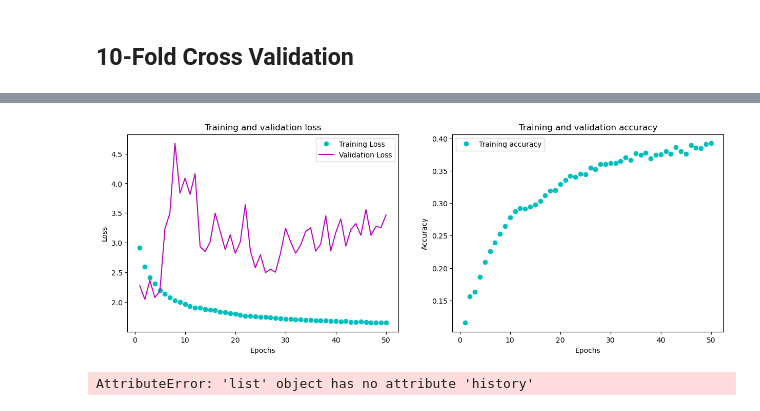
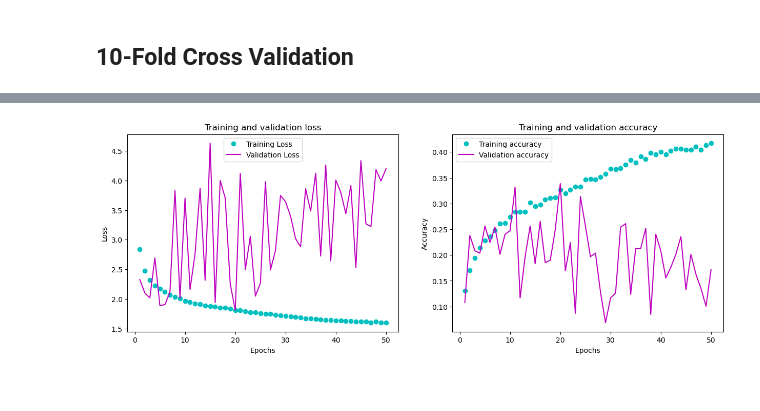
Before and after one commit to ToniCardosooo/ML2-Project, a Jupyter notebook: rnn.ipynb, the cells around one changed output, grey strips where cells are left out. Saved outputs shown, nothing was run; the diff lists cells and outputs as text; code cells hidden in the pictures.

```diff
--- a/rnn.ipynb
+++ b/rnn.ipynb
@@ -241,22 +240,21 @@ input_shape = (173, 13) # shape of X_train
 model = keras.Sequential()
 
 # 2 LSTM layers
-model.add(layers.LSTM(128,  input_shape = input_shape, return_sequences = True, activation='tanh'))
-model.add(layers.LSTM(128, return_sequences = True, activation='tanh'))
-model.add(layers.LSTM(128, return_sequences = True, activation='tanh'))
+model.add(layers.LSTM(128,  input_shape = input_shape, return_sequences = True, activation='tanh', kernel_initializer='random_normal'))
+model.add(layers.LSTM(64, return_sequences = True, activation='tanh'))
 
 model.add(layers.Dropout(0.3))
 
 model.add(layers.BatchNormalization())
 
-model.add(layers.TimeDistributed(layers.Dense(128, activation = 'tanh', kernel_initializer='random_normal')))
-model.add(layers.TimeDistributed(layers.Dense(64, activation='tanh')))
+model.add(layers.TimeDistributed(layers.Dense(128, activation = 'tanh', kernel_regularizer = regularizers.l2(0.01))))
+model.add(layers.TimeDistributed(layers.Dense(64, activation='tanh', kernel_regularizer = regularizers.l2(0.01))))
 
 model.add(layers.Dropout(0.3))
 
-model.add(layers.TimeDistributed(layers.Dense(32, activation='tanh')))
-model.add(layers.TimeDistributed(layers.Dense(16, activation='tanh')))
-model.add(layers.TimeDistributed(layers.Dense(8, activation='tanh')))
+model.add(layers.TimeDistributed(layers.Dense(32, activation='tanh', kernel_regularizer = regularizers.l2(0.01))))
+model.add(layers.TimeDistributed(layers.Dense(16, activation='tanh', kernel_regularizer = regularizers.l2(0.01))))
+model.add(layers.TimeDistributed(layers.Dense(8, activation='tanh', kernel_regularizer = regularizers.l2(0.01))))
 
 model.add(layers.Dropout(0.3))
 
@@ -268,5 +266,7 @@ model.add(layers.Flatten())
 # Output layer
 model.add(layers.Dense(10, activation = 'softmax'))
 
+
+
 model.summary()
 # %% [output]
@@ -321,7 +321,7 @@ for fold in range(1):
     X_test = np.array(X_test)
     y_test = np.array(y_test)
 
-    X_test, X_val, y_test, y_val = train_test_split(X_test, y_test, test_size = 0.50, random_state = 123)
+    X_train, X_val, y_train, y_val = train_test_split(X_train, y_train, test_size = 0.2, random_state = 123)
 
     # Print sets shapes
     print(f"X_train Shape: {X_train.shape}")
@@ -329,7 +329,7 @@ for fold in range(1):
     print(f"X_val Shape: {X_val.shape}")
 
     # Train model
-    rnn = model.fit(X_train, y_train, epochs = 50, batch_size = 100, validation_data = (X_val, y_val), shuffle = False)
+    rnn = model.fit(X_train, y_train, epochs = 50, batch_size = 64, validation_data = (X_val, y_val), shuffle = False)
 
     y_pred = model.predict(X_test)
 
@@ -362,50 +363,25 @@ Epoch 34/50
 # %%
 history_dict = rnn.history
 
 loss_values=history_dict['loss']
 acc_values=history_dict['accuracy']
 val_loss_values = history_dict['val_loss']
+val_acc_values=history_dict['val_accuracy']
 
-epochs = range(1,51)
+epochs=range(1,51)
 fig,(ax1,ax2)=plt.subplots(1,2,figsize=(15,5))
 ax1.plot(epochs,loss_values,'co',label='Training Loss')
 ax1.plot(epochs,val_loss_values,'m', label='Validation Loss')
 ax1.set_title('Training and validation loss')
 ax1.set_xlabel('Epochs')
 ax1.set_ylabel('Loss')
 ax1.legend()
 ax2.plot(epochs,acc_values,'co', label='Training accuracy')
+ax2.plot(epochs,val_acc_values,'m',label='Validation accuracy')
 ax2.set_title('Training and validation accuracy')
 ax2.set_xlabel('Epochs')
 ax2.set_ylabel('Accuracy')
 ax2.legend()
 plt.show()
 # %% [output]
-[figure, old version]
+[figure, new version]
-# %%
-metrics['accuracy']
-metrics['confusion_matrix']
-metrics['loss']
-history_dict = metrics['history'].history
-
-
-loss_values=history_dict['loss']
-acc_values=history_dict['accuracy']
-val_loss_values = history_dict['val_loss']
-
-epochs = range(1,51)
-fig,(ax1,ax2)=plt.subplots(1,2,figsize=(15,5))
-ax1.plot(epochs,loss_values,'co',label='Training Loss')
-ax1.plot(epochs,val_loss_values,'m', label='Validation Loss')
-ax1.set_title('Training and validation loss')
-ax1.set_xlabel('Epochs')
-ax1.set_ylabel('Loss')
-ax1.legend()
-ax2.plot(epochs,acc_values,'co', label='Training accuracy')
-ax2.set_title('Training and validation accuracy')
-ax2.set_xlabel('Epochs')
-ax2.set_ylabel('Accuracy')
-ax2.legend()
-plt.show()
-# %% [output]
-AttributeError: 'list' object has no attribute 'history'
```
Also changed, not shown: parts of 5 cells of this notebook.
